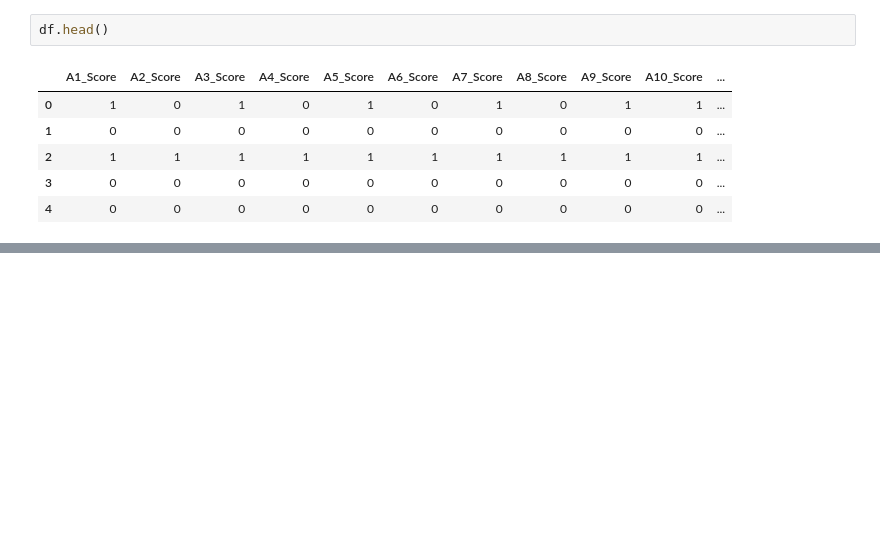
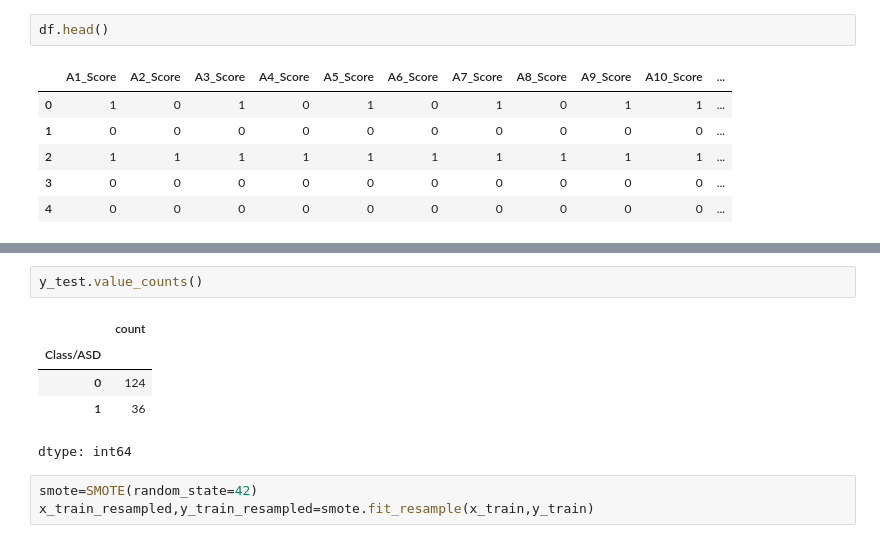
Before and after one commit to HARSHUL-1312/Autism-prediction-, a Jupyter notebook: Autism_prediction.ipynb, the cells around one changed output, grey strips where cells are left out. Cells and saved outputs as stored; diff of their text form; blank space fills up the shorter version.

```diff
--- a/Autism_prediction.ipynb
+++ b/Autism_prediction.ipynb
@@ -394,0 +518,11 @@ df.head()
+# %%
+y_test.value_counts()
+# %% [output]
+|  | count |
+| Class/ASD |  |
+| 0 | 124 |
+| 1 | 36 |
+dtype: int64
+# %%
+smote=SMOTE(random_state=42)
+x_train_resampled,y_train_resampled=smote.fit_resample(x_train,y_train)
```
Also changed, not shown: parts of 33 cells of this notebook.
